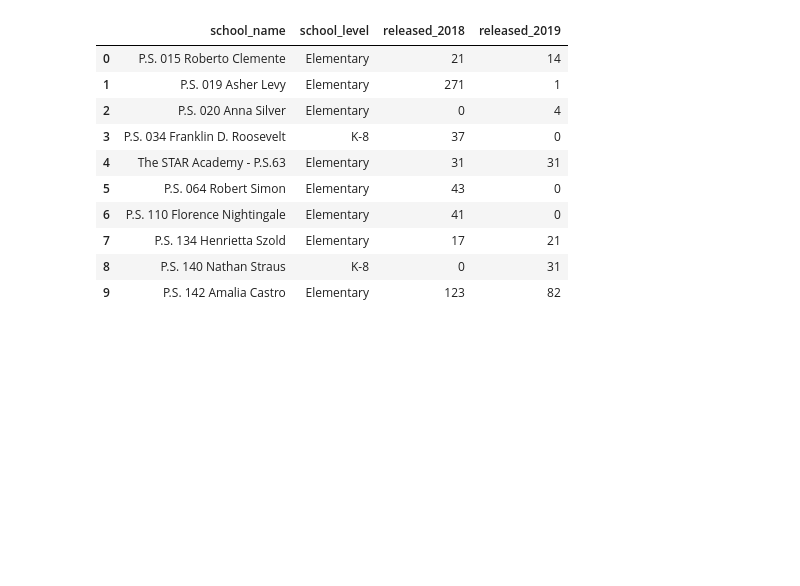
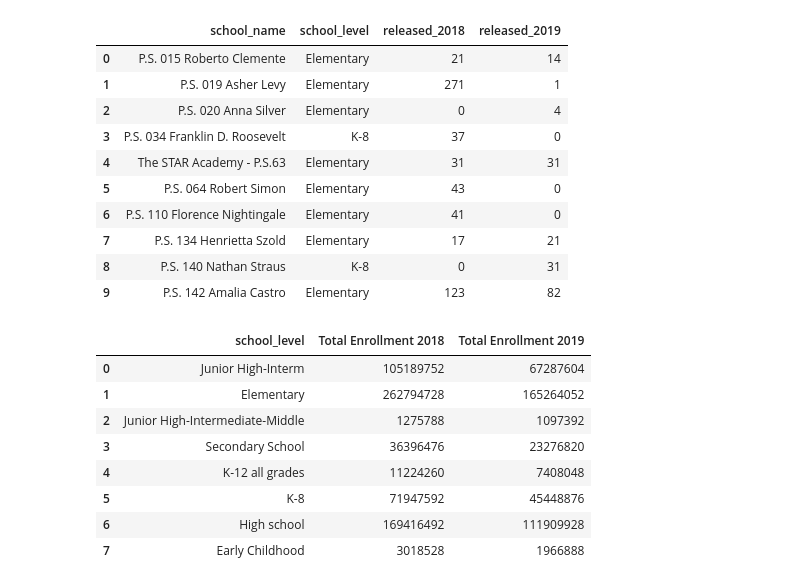
Before and after one commit to kamalnyc17/ETL_Project, a Jupyter notebook: ETL_NYC_Daily_Attendance_By_School.ipynb, the cells around one changed output. Cells and saved outputs as stored; diff of their text form; code cells hidden in the pictures; blank space fills up the shorter version.

```diff
--- a/ETL_NYC_Daily_Attendance_By_School.ipynb
+++ b/ETL_NYC_Daily_Attendance_By_School.ipynb
@@ -200,3 +200,16 @@ pd.read_sql_query('select school_name, school_level, released_2018, released_201
 | 7 | P.S. 134 Henrietta Szold | Elementary | 17 | 21 |
 | 8 | P.S. 140 Nathan Straus | K-8 | 0 | 31 |
 | 9 | P.S. 142 Amalia Castro | Elementary | 123 | 82 |
+# %%
+# compare enrollment by school level
+pd.read_sql_query('select school_level, SUM(enrolled_2018) AS "Total Enrollment 2018", SUM(enrolled_2019) AS "Total Enrollment 2019" from schools GROUP BY school_level', con=engine).head(10)
+# %% [output]
+|  | school_level | Total Enrollment 2018 | Total Enrollment 2019 |
+| 0 | Junior High-Interm | 105189752 | 67287604 |
+| 1 | Elementary | 262794728 | 165264052 |
+| 2 | Junior High-Intermediate-Middle | 1275788 | 1097392 |
+| 3 | Secondary School | 36396476 | 23276820 |
+| 4 | K-12 all grades | 11224260 | 7408048 |
+| 5 | K-8 | 71947592 | 45448876 |
+| 6 | High school | 169416492 | 111909928 |
+| 7 | Early Childhood | 3018528 | 1966888 |
```
Also changed, not shown: parts of 3 cells of this notebook.
